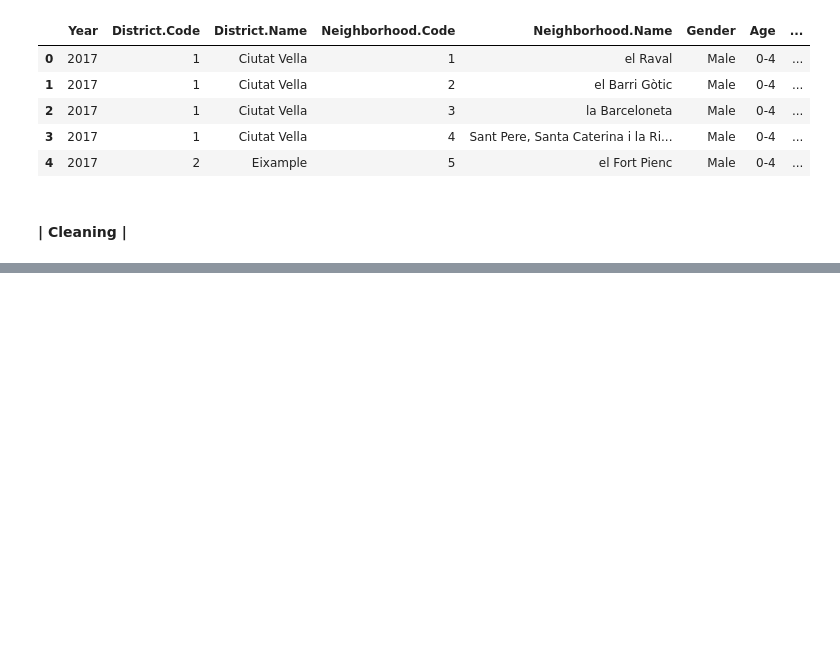
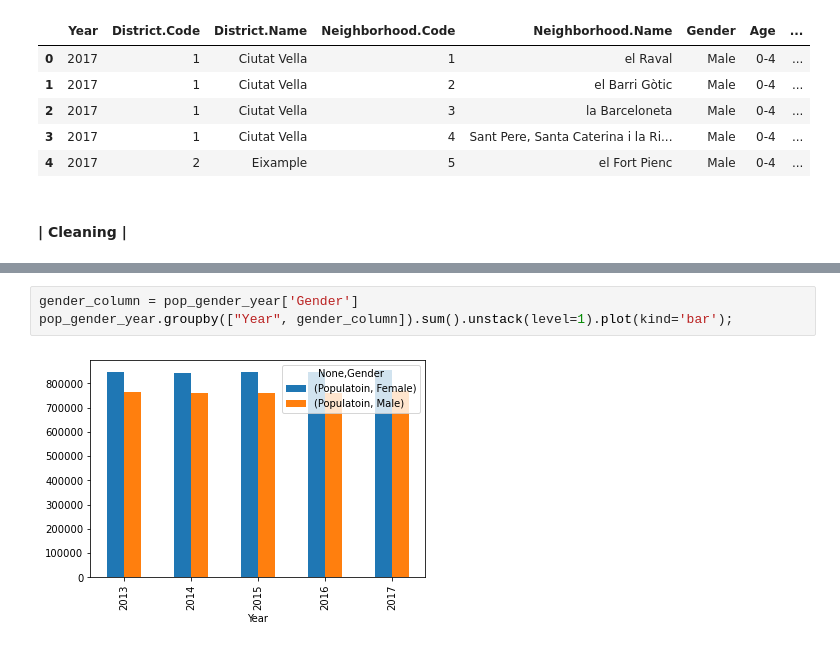
Before and after one commit to AlfaisalGassim/Barcelona_EDA, a Jupyter notebook: Barcelona.ipynb, the cells around one changed output, grey strips where cells are left out. Cells and saved outputs as stored; diff of their text form; blank space fills up the shorter version.

```diff
--- a/Barcelona.ipynb
+++ b/Barcelona.ipynb
@@ -38,0 +132,5 @@ popul_data.head()
+# %%
+gender_column = pop_gender_year['Gender']
+pop_gender_year.groupby(["Year", gender_column]).sum().unstack(level=1).plot(kind='bar');
+# %% [output]
+[figure, added]
```
Also changed, not shown: parts of 12 cells of this notebook, 1 other file.
